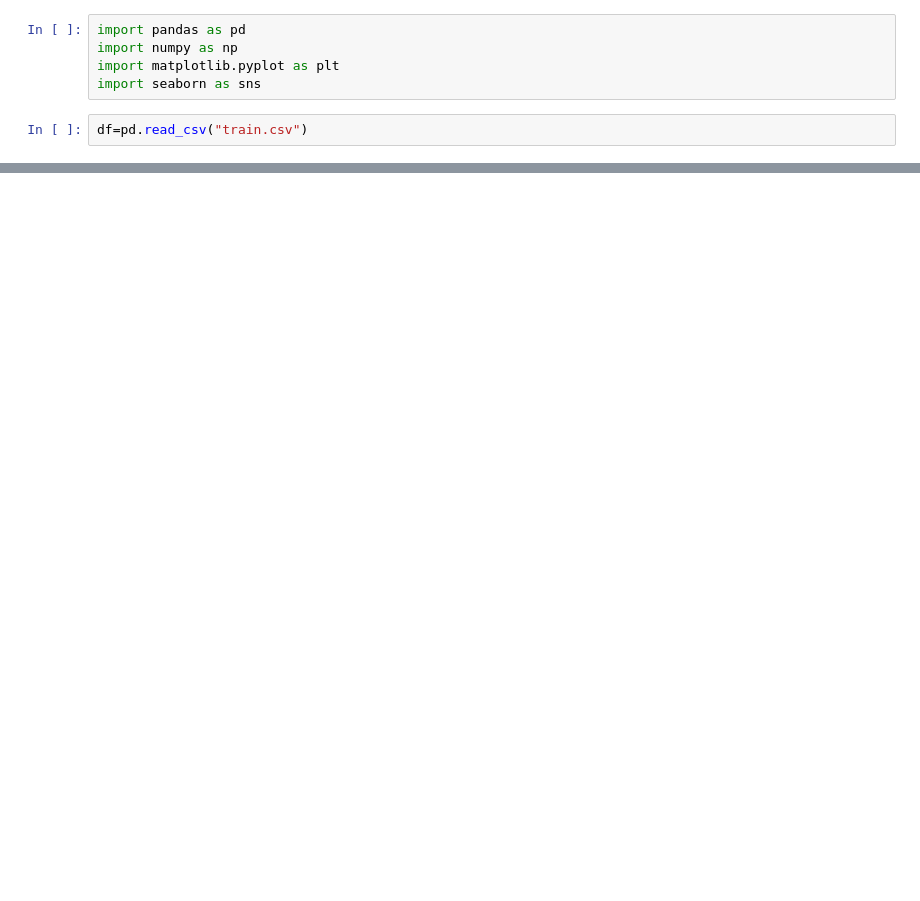
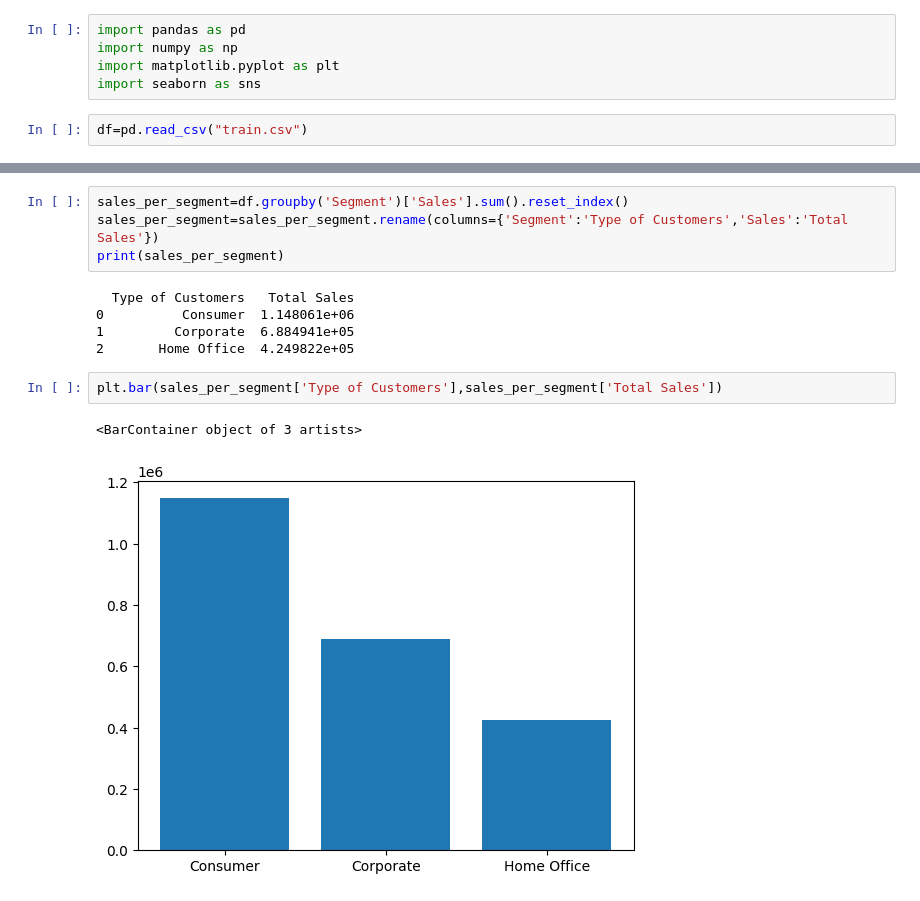
Before and after one commit to ZakDeveloperAI/Superstore_data_analysis, a Jupyter notebook: superstore_data_analysis.ipynb, the cells around one changed output, grey strips where cells are left out. Cells and saved outputs as stored; diff of their text form; blank space fills up the shorter version.

```diff
--- a/superstore_data_analysis.ipynb
+++ b/superstore_data_analysis.ipynb
@@ -16,0 +78,14 @@ df.head()
+# %%
+sales_per_segment=df.groupby('Segment')['Sales'].sum().reset_index()
+sales_per_segment=sales_per_segment.rename(columns={'Segment':'Type of Customers','Sales':'Total Sales'})
+print(sales_per_segment)
+# %% [output]
+  Type of Customers   Total Sales
+0          Consumer  1.148061e+06
+1         Corporate  6.884941e+05
+2       Home Office  4.249822e+05
+# %%
+plt.bar(sales_per_segment['Type of Customers'],sales_per_segment['Total Sales'])
+# %% [output]
+<BarContainer object of 3 artists>
+[figure, added]
```
Also changed, not shown: parts of 6 cells of this notebook.
